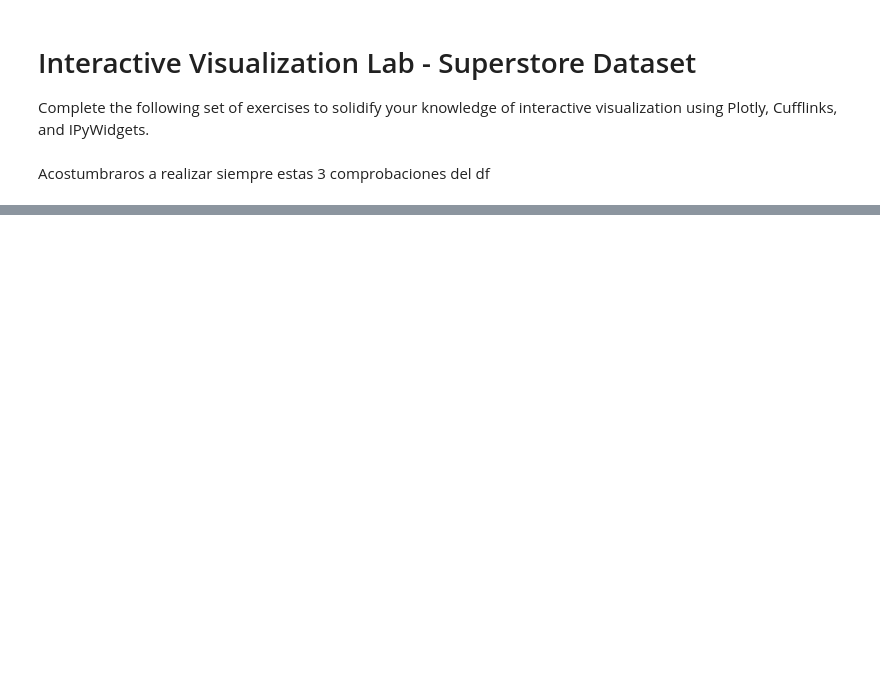
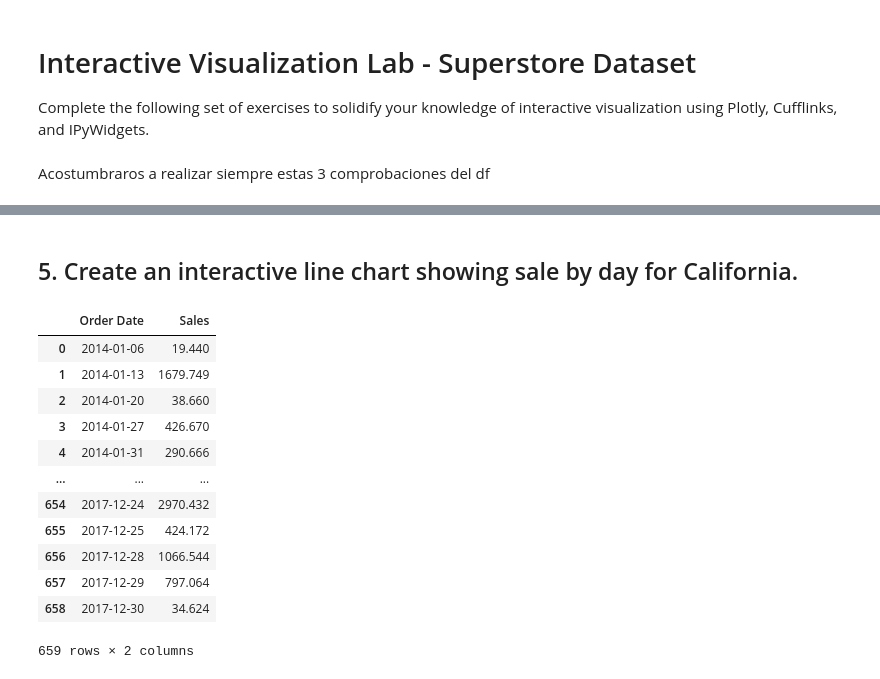
Before and after one commit to martakudt/Entregas, a Jupyter notebook: 1.DATA_ANALYSIS/Ejercicio_PLOTLY/Ejercicio Plotly.ipynb, the cells around one changed output, grey strips where cells are left out. Cells and saved outputs as stored; diff of their text form; code cells hidden in the pictures; blank space fills up the shorter version.

```diff
--- a/1.DATA_ANALYSIS/Ejercicio_PLOTLY/Ejercicio Plotly.ipynb
+++ b/1.DATA_ANALYSIS/Ejercicio_PLOTLY/Ejercicio Plotly.ipynb
@@ -15,0 +250,22 @@ FileNotFoundError: [Errno 2] No such file or directory: '/Ejercicio_PLOTLY/data/
+# %% [markdown]
+## 5. Create an interactive line chart showing sale by day for California.
+# %%
+california_data = superstore[superstore["State"] == "California"]
+
+# Agrupar por fecha y sumar las ventas
+daily_sales = california_data.groupby(california_data["Order Date"].dt.date)["Sales"].sum().reset_index()
+daily_sales
+# %% [output]
+|  | Order Date | Sales |
+| 0 | 2014-01-06 | 19.440 |
+| 1 | 2014-01-13 | 1679.749 |
+| 2 | 2014-01-20 | 38.660 |
+| 3 | 2014-01-27 | 426.670 |
+| 4 | 2014-01-31 | 290.666 |
+| ... | ... | ... |
+| 654 | 2017-12-24 | 2970.432 |
+| 655 | 2017-12-25 | 424.172 |
+| 656 | 2017-12-28 | 1066.544 |
+| 657 | 2017-12-29 | 797.064 |
+| 658 | 2017-12-30 | 34.624 |
+659 rows × 2 columns
```
Also changed, not shown: parts of 34 cells of this notebook, 1 other file.
